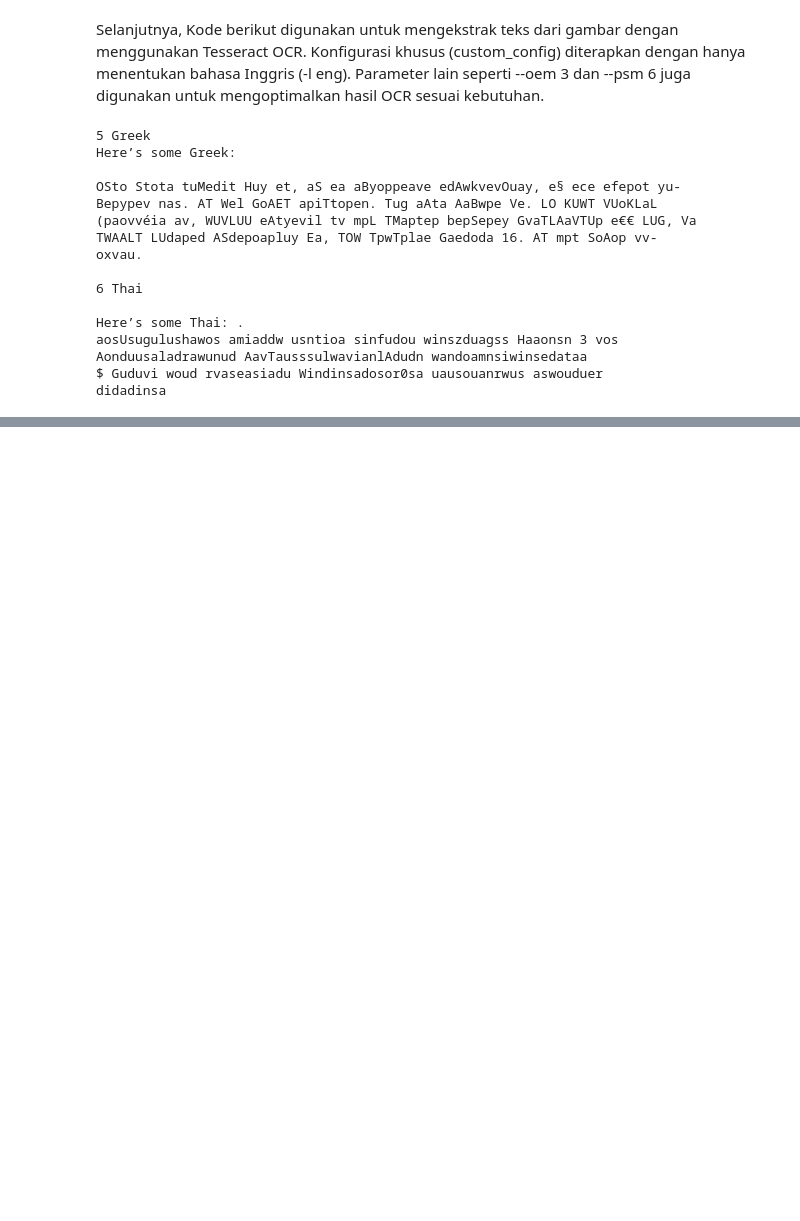
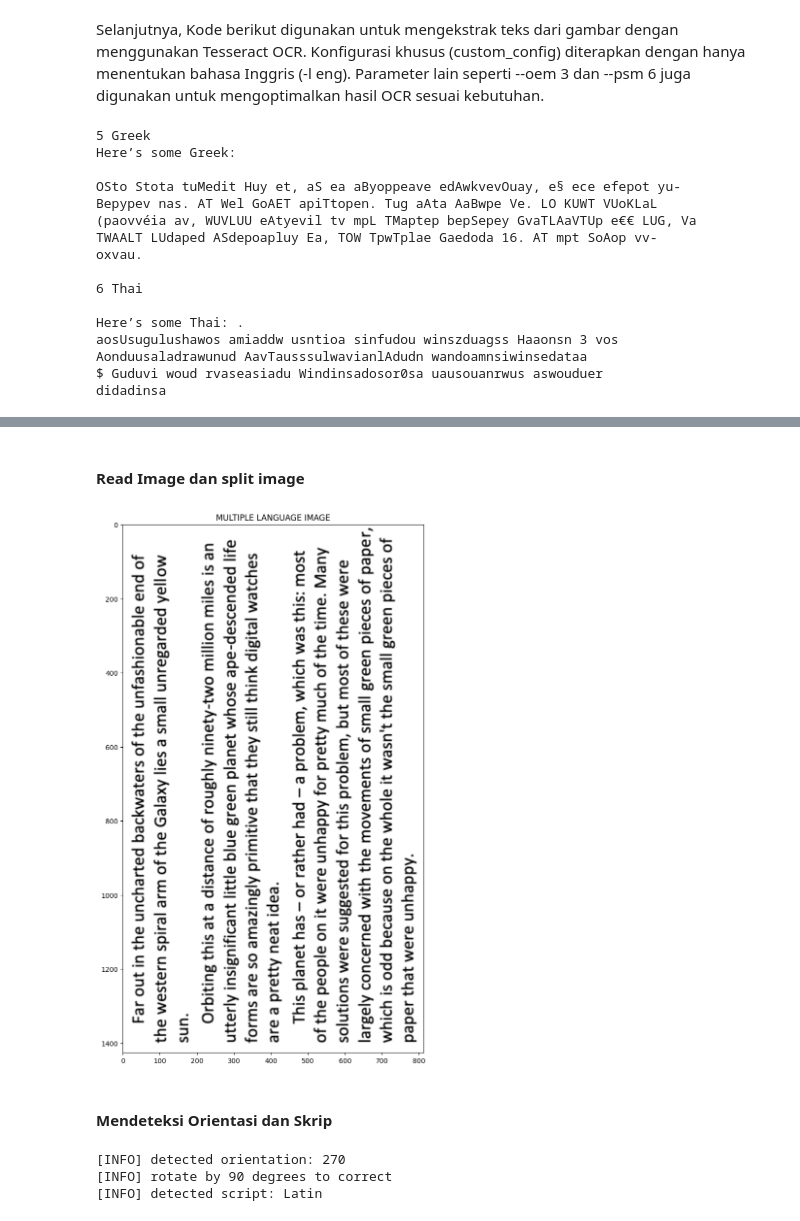
Before and after one commit to bintangsholu21/Pembelajaran-Mesin, a Jupyter notebook: Modul 12 - Optical Character Recognition (OCR).ipynb, the cells around one changed output, grey strips where cells are left out. Saved outputs shown, nothing was run; the diff lists cells and outputs as text; code cells hidden in the pictures; blank space fills up the shorter version.

```diff
--- a/Modul 12 - Optical Character Recognition (OCR).ipynb
+++ b/Modul 12 - Optical Character Recognition (OCR).ipynb
@@ -398,0 +473,44 @@ didadinsa
+# %%
+# Directory
+IMG_DIR = '/content/drive/MyDrive/Machine Learning/images/'
+# %% [markdown]
+#### **Read Image dan split image**
+# %%
+
+# Membaca gambar asli dari direktori yang telah didefinisikan sebelumnya (IMG_DIR)
+image = cv2.imread(IMG_DIR + 'hitchhikers-rotated.png')
+
+# Memisahkan channel warna (biru, hijau, merah) untuk mengonversi dari BGR ke RGB
+b, g, r = cv2.split(image)
+rgb_img = cv2.merge([r, g, b])
+
+# Menampilkan gambar asli
+plt.figure(figsize=(8, 16))
+plt.imshow(rgb_img, cmap='gray')
+plt.title('MULTIPLE LANGUAGE IMAGE')
+plt.show()
+# %% [output]
+[figure, added]
+# %% [markdown]
+#### **Mendeteksi Orientasi dan Skrip**
+# %%
+# Menggunakan modul imutils untuk mempermudah operasi terkait gambar
+import imutils
+
+# Menggunakan pytesseract.image_to_osd() untuk mendapatkan informasi orientasi
+results = pytesseract.image_to_osd(rgb_img, output_type=Output.DICT)
+
+# Menampilkan informasi orientasi
+print("[INFO] detected orientation: {}".format(
+    results["orientation"]))
+
+# Menampilkan informasi rotasi yang diperlukan untuk koreksi
+print("[INFO] rotate by {} degrees to correct".format(
+    results["rotate"]))
+
+# Menampilkan informasi jenis skrip yang terdeteksi
+print("[INFO] detected script: {}".format(results["script"]))
+# %% [output]
+[INFO] detected orientation: 270
+[INFO] rotate by 90 degrees to correct
+[INFO] detected script: Latin
```
Also changed, not shown: parts of 9 cells of this notebook.
